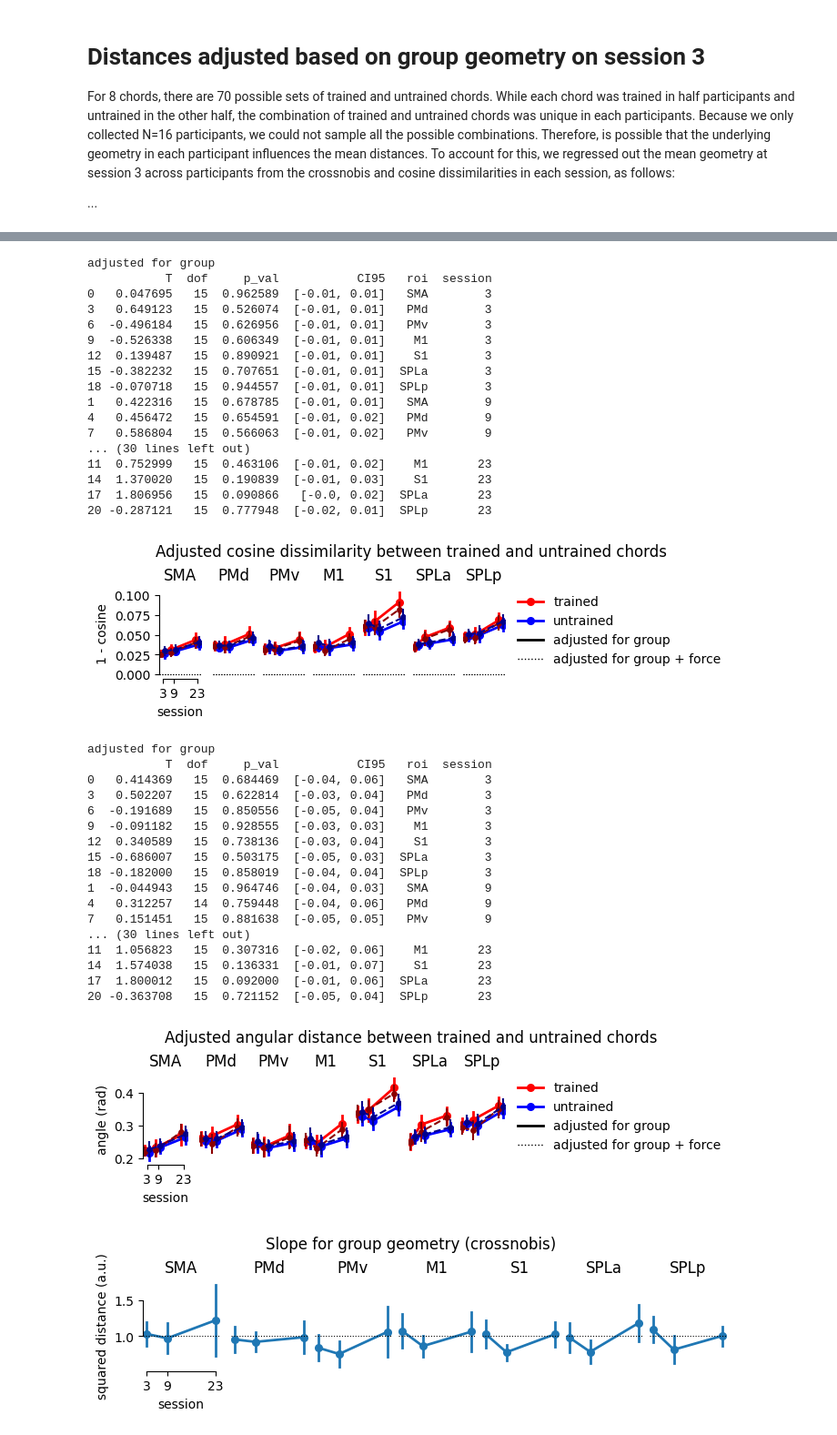
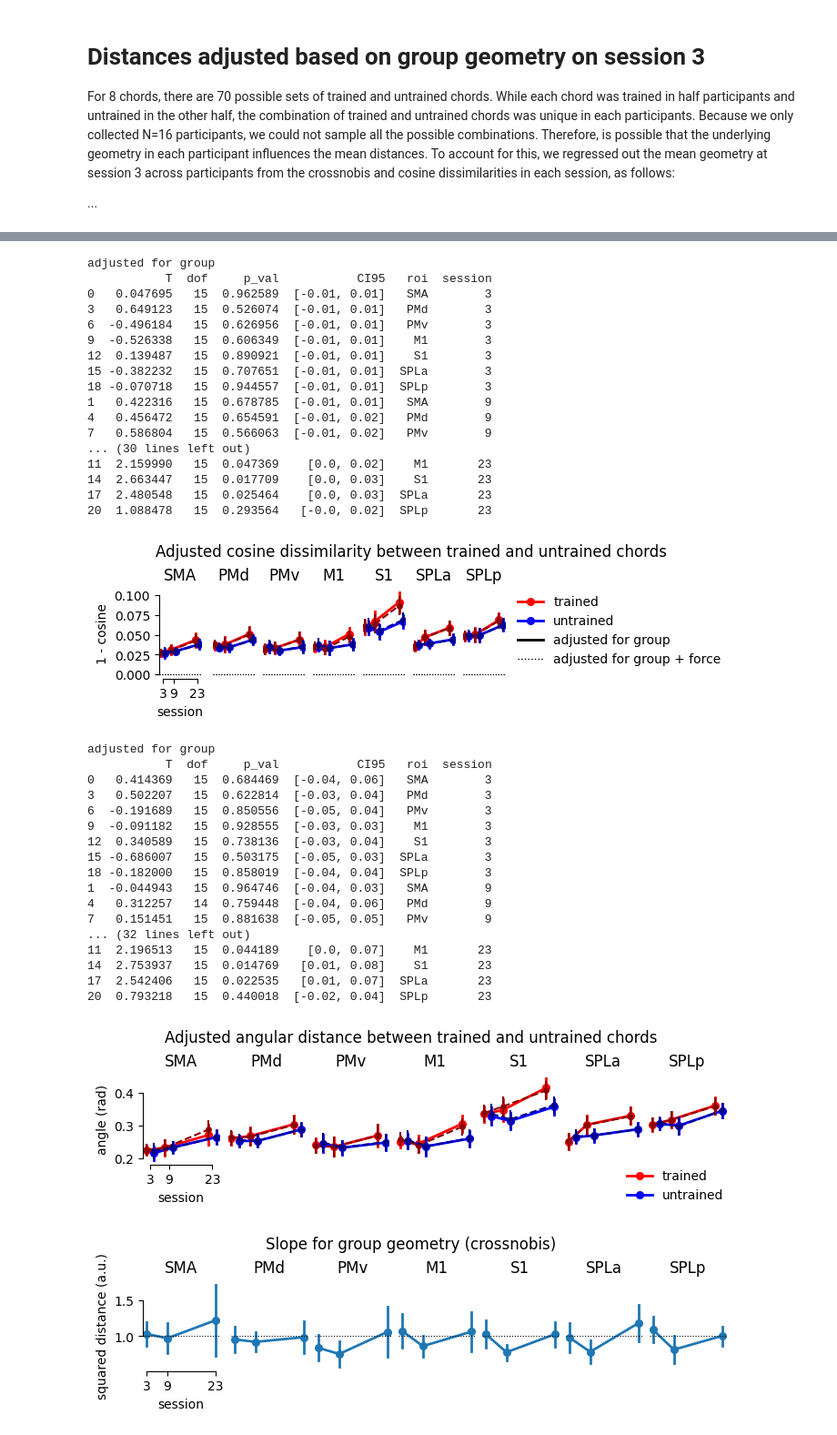
Before and after one commit to mnlmrc/EFC_learningfMRI, a Jupyter notebook: notebooks/pattern_neural.ipynb, the cells around one changed output, grey strips where cells are left out. Shown at 91% size. Cells and saved outputs as stored; diff of their text form; code cells hidden in the pictures.

```diff
--- a/notebooks/pattern_neural.ipynb
+++ b/notebooks/pattern_neural.ipynb
@@ -248,7 +248,7 @@ dist_ancova = pd.read_csv(os.path.join(gl.baseDir, gl.pcmDir, f'dissimilarity_an
 dist_ancova = dist_ancova[dist_ancova.Hem==H]
 dist_chord_sess_ancova = dist_ancova.groupby(['sn', 'Hem', 'roi', 'session', 'chord']).mean(numeric_only=True).reset_index()
 
-dist_ancova_force = pd.read_csv(os.path.join(gl.baseDir, gl.pcmDir, f'dissimilarity_ancova_force_only.der.within_session.ROI.glm{glm}.tsv'), sep='\t')
+dist_ancova_force = pd.read_csv(os.path.join(gl.baseDir, gl.pcmDir, f'dissimilarity_ancova_force.der.within_session.ROI.glm{glm}.tsv'), sep='\t')
 dist_ancova_force = dist_ancova_force[dist_ancova_force.Hem==H]
 dist_chord_sess_ancova_force = dist_ancova_force.groupby(['sn', 'Hem', 'roi', 'session', 'chord']).mean(numeric_only=True).reset_index()
 
@@ -311,11 +311,8 @@ for a, (label, df) in enumerate(adjusted.items()):
         print(f'adjusted for {label}')
         print(ttest[['T', 'dof', 'p_val', 'CI95', 'roi', 'session']])
 
-handles, labels = axs[-1].get_legend_handles_labels()
-handles += [plt.Line2D([0], [0], color='k', **s) for s in style.values()]
-labels  += [f'adjusted for {label}' for label in style]
-axs[-1].legend([], frameon=False)
-fig.legend(handles, labels, frameon=False, loc='outside right center')
+axs[-1].legend([], frameon=False, loc='upper right')
+fig.legend(frameon=False, loc='lower right')
 sb.despine(ax=axs[0], trim=True)
 axs[0].set_ylabel('1 - cosine')
 axs[0].set_xlabel('session')
@@ -337,11 +334,11 @@ adjusted for group
 4   0.456472   15  0.654591  [-0.01, 0.02]   PMd        9
 7   0.586804   15  0.566063  [-0.01, 0.02]   PMv        9
 ... (30 lines left out)
-11  0.752999   15  0.463106  [-0.01, 0.02]    M1       23
-14  1.370020   15  0.190839  [-0.01, 0.03]    S1       23
-17  1.806956   15  0.090866   [-0.0, 0.02]  SPLa       23
-20 -0.287121   15  0.777948  [-0.02, 0.01]  SPLp       23
+11  2.159990   15  0.047369    [0.0, 0.02]    M1       23
+14  2.663447   15  0.017709    [0.0, 0.03]    S1       23
+17  2.480548   15  0.025464    [0.0, 0.03]  SPLa       23
+20  1.088478   15  0.293564   [-0.0, 0.02]  SPLp       23
-[figure, old version]
+[figure, new version]
 # %%
 for df in adjusted.values():
         df['theta'] = np.arccos(1 - df.cosine)
@@ -353,44 +350,42 @@ for a, (label, df) in enumerate(adjusted.items()):
 
         ttest = ttest_im_sess(df, rois, y='theta', x='session', hue='chord', hue_order=hue_order)
         ttest['roi'] = pd.Categorical(ttest.roi, categories=rois, ordered=True)  # ROIs in gl.rois[atlas] order
         ttest.sort_values(by=['session', 'roi'], inplace=True)
 
         print(f'adjusted for {label}')
         print(ttest[['T', 'dof', 'p_val', 'CI95', 'roi', 'session']])
+        print('\n')
 
-handles, labels = axs[-1].get_legend_handles_labels()
-handles += [plt.Line2D([0], [0], color='k', **s) for s in style.values()]
-labels  += [f'adjusted for {label}' for label in style]
-axs[-1].legend([], frameon=False)
-fig.legend(handles, labels, frameon=False, loc='outside right center')
+axs[-1].legend([], frameon=False, loc='upper right')
+fig.legend(frameon=False, loc='lower right')
 sb.despine(ax=axs[0], trim=True)
 axs[0].set_ylabel('angle (rad)')
 axs[0].set_xlabel('session')
 
 fig.suptitle('Adjusted angular distance between trained and untrained chords')
 
 fig.savefig('figures/aagj_ngle_mean.pdf')
 
 plt.show()
 # %% [output]
 adjusted for group
            T  dof     p_val           CI95   roi  session
 0   0.414369   15  0.684469  [-0.04, 0.06]   SMA        3
 3   0.502207   15  0.622814  [-0.03, 0.04]   PMd        3
 6  -0.191689   15  0.850556  [-0.05, 0.04]   PMv        3
 9  -0.091182   15  0.928555  [-0.03, 0.03]    M1        3
 12  0.340589   15  0.738136  [-0.03, 0.04]    S1        3
 15 -0.686007   15  0.503175  [-0.05, 0.03]  SPLa        3
 18 -0.182000   15  0.858019  [-0.04, 0.04]  SPLp        3
 1  -0.044943   15  0.964746  [-0.04, 0.03]   SMA        9
 4   0.312257   14  0.759448  [-0.04, 0.06]   PMd        9
 7   0.151451   15  0.881638  [-0.05, 0.05]   PMv        9
-... (30 lines left out)
-11  1.056823   15  0.307316  [-0.02, 0.06]    M1       23
-14  1.574038   15  0.136331  [-0.01, 0.07]    S1       23
-17  1.800012   15  0.092000  [-0.01, 0.06]  SPLa       23
-20 -0.363708   15  0.721152  [-0.05, 0.04]  SPLp       23
+... (32 lines left out)
+11  2.196513   15  0.044189    [0.0, 0.07]    M1       23
+14  2.753937   15  0.014769   [0.01, 0.08]    S1       23
+17  2.542406   15  0.022535   [0.01, 0.07]  SPLa       23
+20  0.793218   15  0.440018  [-0.02, 0.04]  SPLp       23
-[figure, old version]
+[figure, new version]
 # %%
 fig, axs = plt.subplots(1, len(rois), sharey=True, sharex=True, figsize=(7, 2), constrained_layout=True)
 
```
Also changed, not shown: parts of 1 cell of this notebook.
